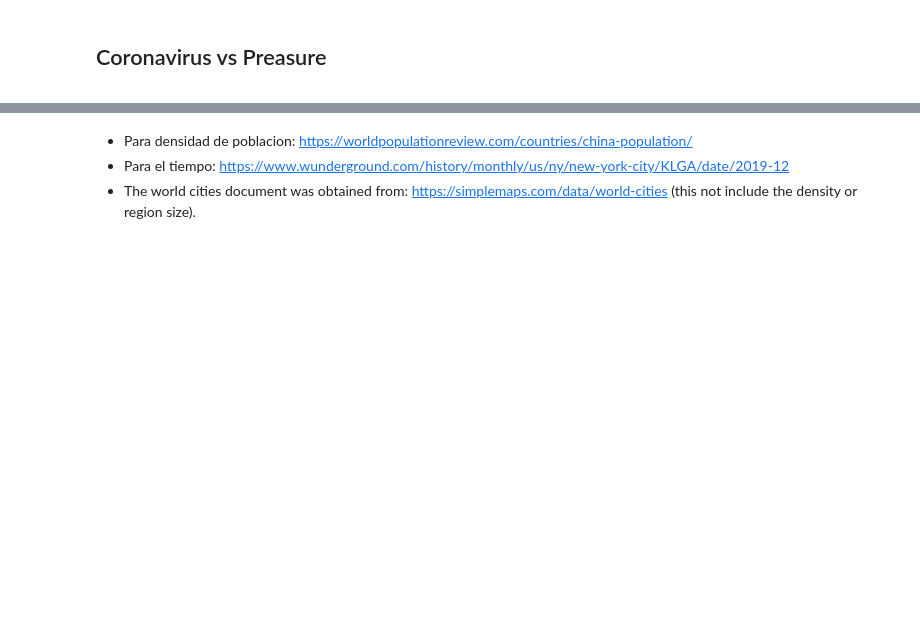
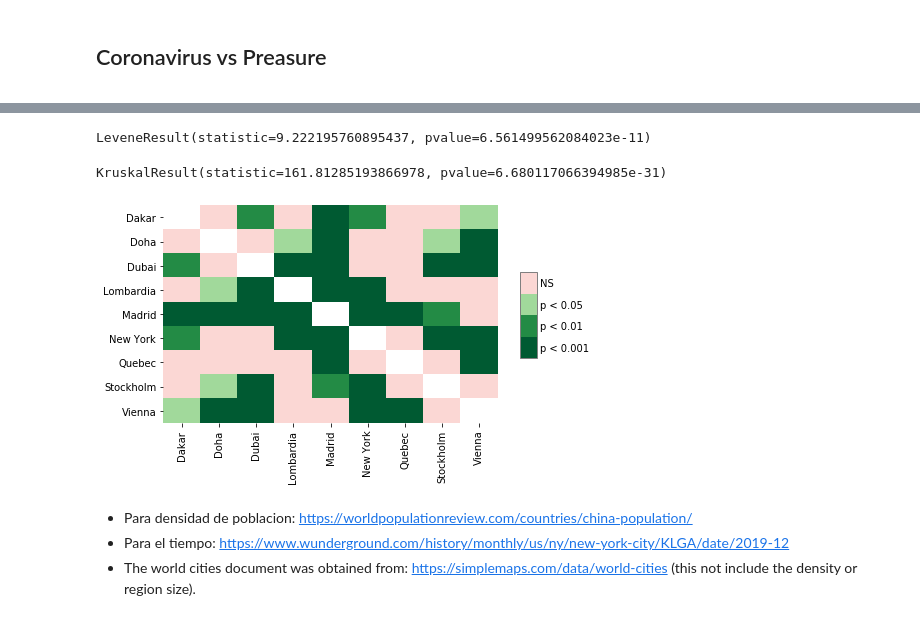
Before and after one commit to Yasel-Garces/The-impact-of-weather-in-the-coronavirus-spread, a Jupyter notebook: The-impact-of-weather-in-the-coronavirus-spread.ipynb, the cells around one changed output, grey strips where cells are left out. Cells and saved outputs as stored; diff of their text form; code cells hidden in the pictures; blank space fills up the shorter version.

Commit message:
Results Humidity

```diff
--- a/The-impact-of-weather-in-the-coronavirus-spread.ipynb
+++ b/The-impact-of-weather-in-the-coronavirus-spread.ipynb
@@ -906,3 +916,19 @@ px.scatter(covid_weather, x='Days Since First Case', y='Wind_Speed_Avg', color='
+# %%
+from scipy import stats
+print(stats.levene(*data))
+# %% [output]
+LeveneResult(statistic=9.222195760895437, pvalue=6.561499562084023e-11)
+# %%
+# Kruskal-Wallis H hypothesis test (analysis of the variance)
+stats.kruskal(*data)
+# %% [output]
+KruskalResult(statistic=161.81285193866978, pvalue=6.680117066394985e-31)
+# %%
+import scikit_posthocs as sp
+result=sp.posthoc_dunn(reduced_data,val_col='Pressure_Avg',p_adjust='bonferroni',group_col='Province/State')
+sp.sign_plot(result);
+# %% [output]
+[figure, added]
 # %% [markdown]
 * Para densidad de poblacion: https://worldpopulationreview.com/countries/china-population/
 * Para el tiempo: https://www.wunderground.com/history/monthly/us/ny/new-york-city/KLGA/date/2019-12
```
Also changed, not shown: parts of 6 cells of this notebook.
